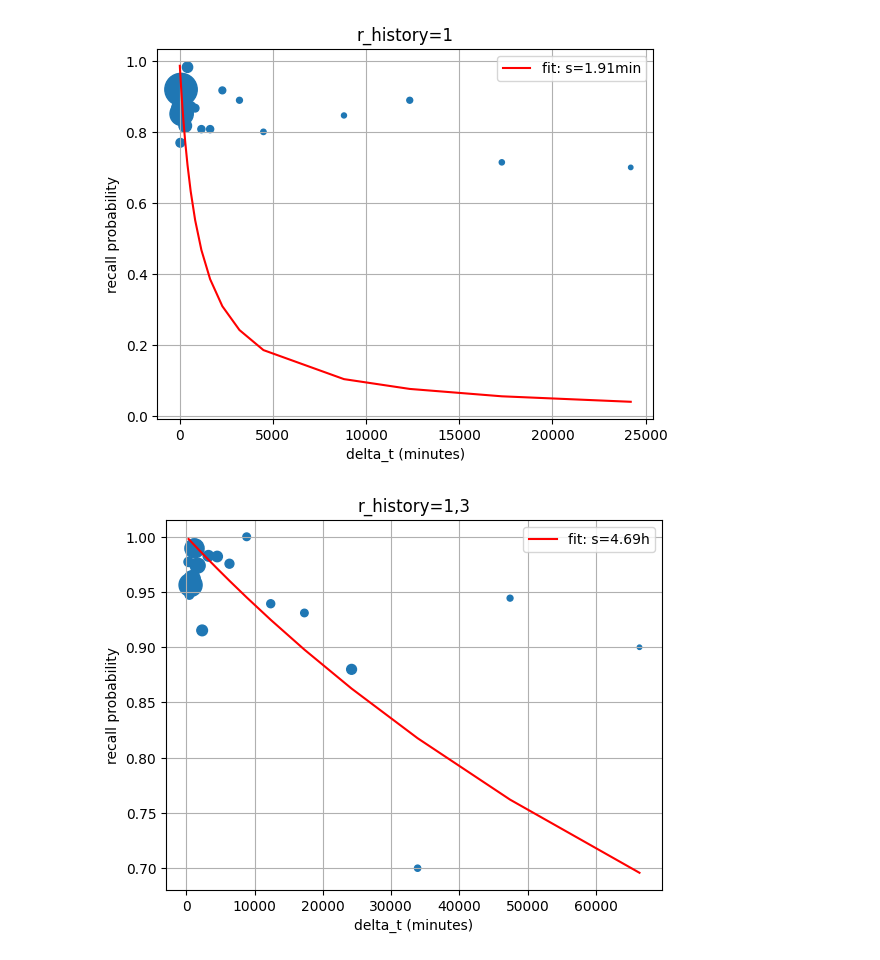
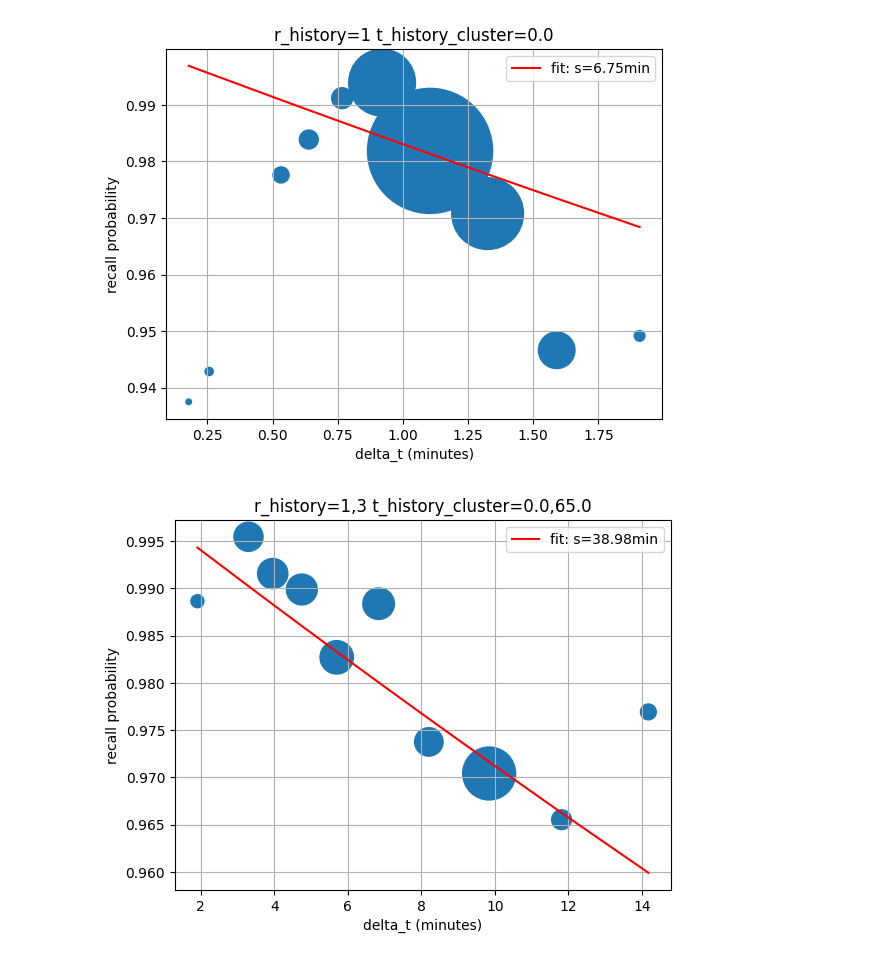
Before and after one commit to open-spaced-repetition/short-term-memory-research, a Jupyter notebook: analysis.ipynb, the cells around one changed output. Cells and saved outputs as stored; diff of their text form; code cells hidden in the pictures.

```diff
--- a/analysis.ipynb
+++ b/analysis.ipynb
@@ -54,34 +118,41 @@ df[df["r_history"].str.startswith("1") & (df["i"] <= 4)].head(10)
+# %%
+import math
+from scipy.optimize import curve_fit
+from matplotlib import pyplot as plt
+
+
+DECAY = -0.5
+FACTOR = 0.9 ** (1 / DECAY) - 1
+
+
+def power_forgetting_curve(t, s):
+    return (1 + FACTOR * t / s) ** DECAY
 # %%
-import math
-from scipy.optimize import curve_fit
-from matplotlib import pyplot as plt
-
-
-def power_forgetting_curve(t, s):
-    return (1 + t / (9 * s)) ** -1
-
-
-for r_history in ("1", "1,3", "1,3,3", "2", "2,3", "2,3,3", "3", "3,3"):
-    df["t_bin"] = df["delta_t"].map(lambda x: round(
-        math.pow(1.4, math.floor(math.log(x, 1.4))), 2) if x > 0 else 0)
-    df["y"] = df["review_rating"].map(lambda x: 1 if x > 1 else 0)
-    tmp = df[df["r_history"] == r_history].groupby("t_bin").agg(
-        {"y": ["mean", "count"]}).reset_index().copy()
-    tmp = tmp[tmp["y"]["count"] >= 10]
-    if tmp.empty:
-        continue
-    plt.scatter(tmp["t_bin"], tmp[("y", "mean")], s=tmp[("y", "count")])
-    popt, pcov = curve_fit(power_forgetting_curve, tmp["t_bin"], tmp[(
-        "y", "mean")], sigma=1/tmp[("y", "count")])
-    stability = f"{popt[0]:.2f}s" if popt[0] < 60 else f"{popt[0]/60:.2f}min" if popt[0] < 3600 else f"{popt[0]/3600:.2f}h" if popt[0] < 86400 else f"{popt[0]/86400:.2f}d"
-    plt.plot(tmp["t_bin"], power_forgetting_curve(
-        tmp["t_bin"], *popt), 'r-', label=f'fit: s={stability}')
-    plt.title(f"r_history={r_history}")
-    plt.xlabel("delta_t (minutes)")
-    plt.ylabel("recall probability")
-    plt.legend()
-    plt.grid()
-    plt.show()
+t_tmp = '0.0'
+for r_history in ("1", "1,3", "1,3,3"):
+    for i, t_history_cluster in enumerate(df[(df["r_history"] == r_history) & (df['t_history_cluster'].str.startswith(t_tmp))]["t_history_cluster"].value_counts().head(5).index):
+        if i == 0:
+            t_tmp = t_history_cluster
+        df["t_bin"] = df["delta_t"].map(lambda x: round(
+            math.pow(BASE, math.floor(math.log(x, BASE))), 2) if x > 0 else 0)
+        df["y"] = df["rating"].map(lambda x: 1 if x > 1 else 0)
+        tmp = df[(df["r_history"] == r_history) & (df["t_history_cluster"] == t_history_cluster)].groupby("t_bin").agg(
+            {"y": ["mean", "count"]}).reset_index().copy()
+        tmp = tmp[(tmp["y"]["count"] >= 10) & (tmp["y"]["mean"] < 1)]
+        if tmp.empty:
+            continue
+        plt.scatter(tmp["t_bin"]/60, tmp[("y", "mean")], s=tmp[("y", "count")])
+        popt, pcov = curve_fit(power_forgetting_curve, tmp["t_bin"], tmp[(
+            "y", "mean")], sigma=1/tmp[("y", "count")])
+        stability = f"{popt[0]:.2f}s" if popt[0] < 60 else f"{popt[0]/60:.2f}min" if popt[0] < 3600 else f"{popt[0]/3600:.2f}h" if popt[0] < 86400 else f"{popt[0]/86400:.2f}d"
+        plt.plot(tmp["t_bin"]/60, power_forgetting_curve(
+            tmp["t_bin"], *popt), 'r-', label=f'fit: s={stability}')
+        plt.title(f"r_history={r_history} t_history_cluster={t_history_cluster}")
+        plt.xlabel("delta_t (minutes)")
+        plt.ylabel("recall probability")
+        plt.legend()
+        plt.grid()
+        plt.show()
 # %% [output]
-[figure, old version]
+[figure, new version]
-[figure, old version]
+[figure, new version]
```
Also changed, not shown: parts of 5 cells of this notebook, 3 other files.
